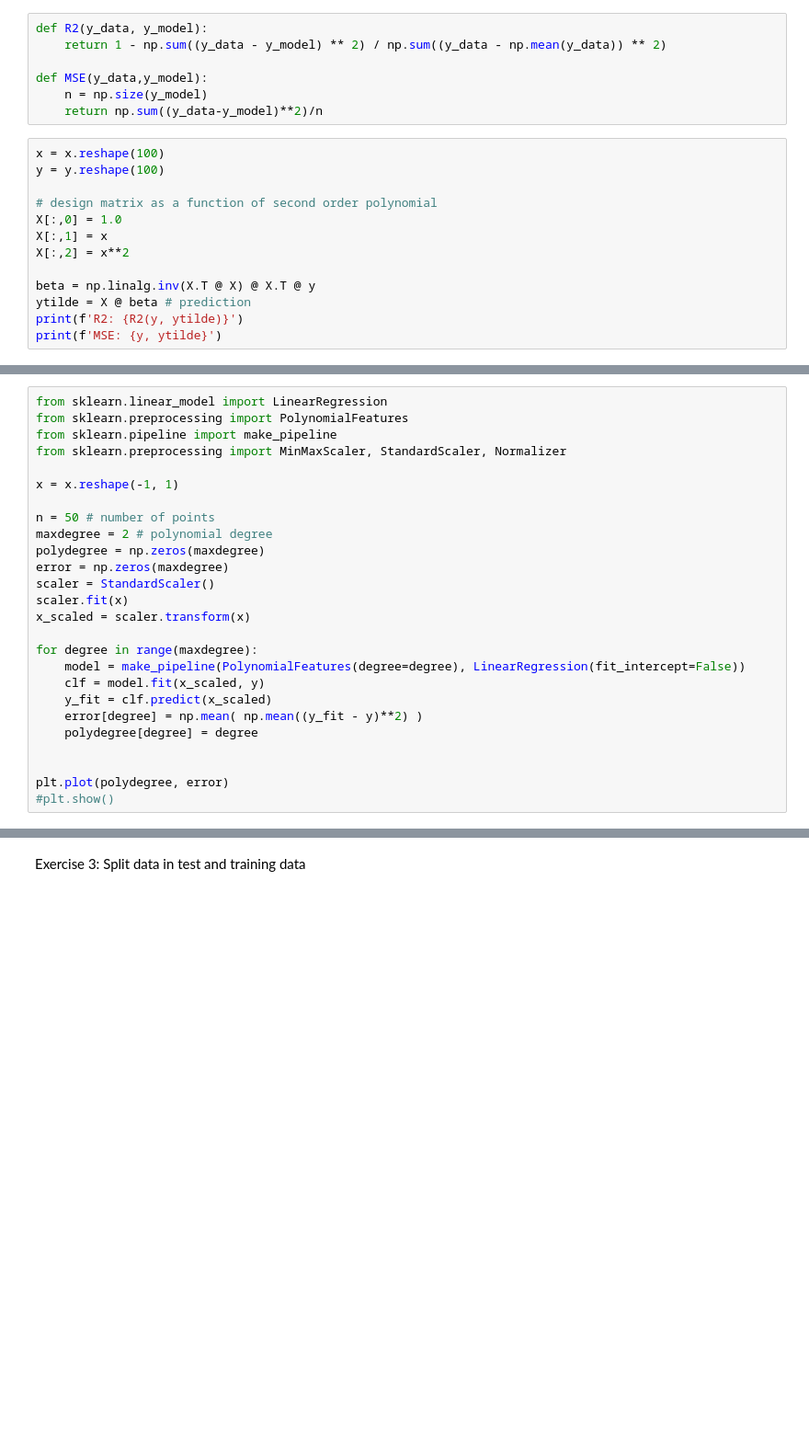
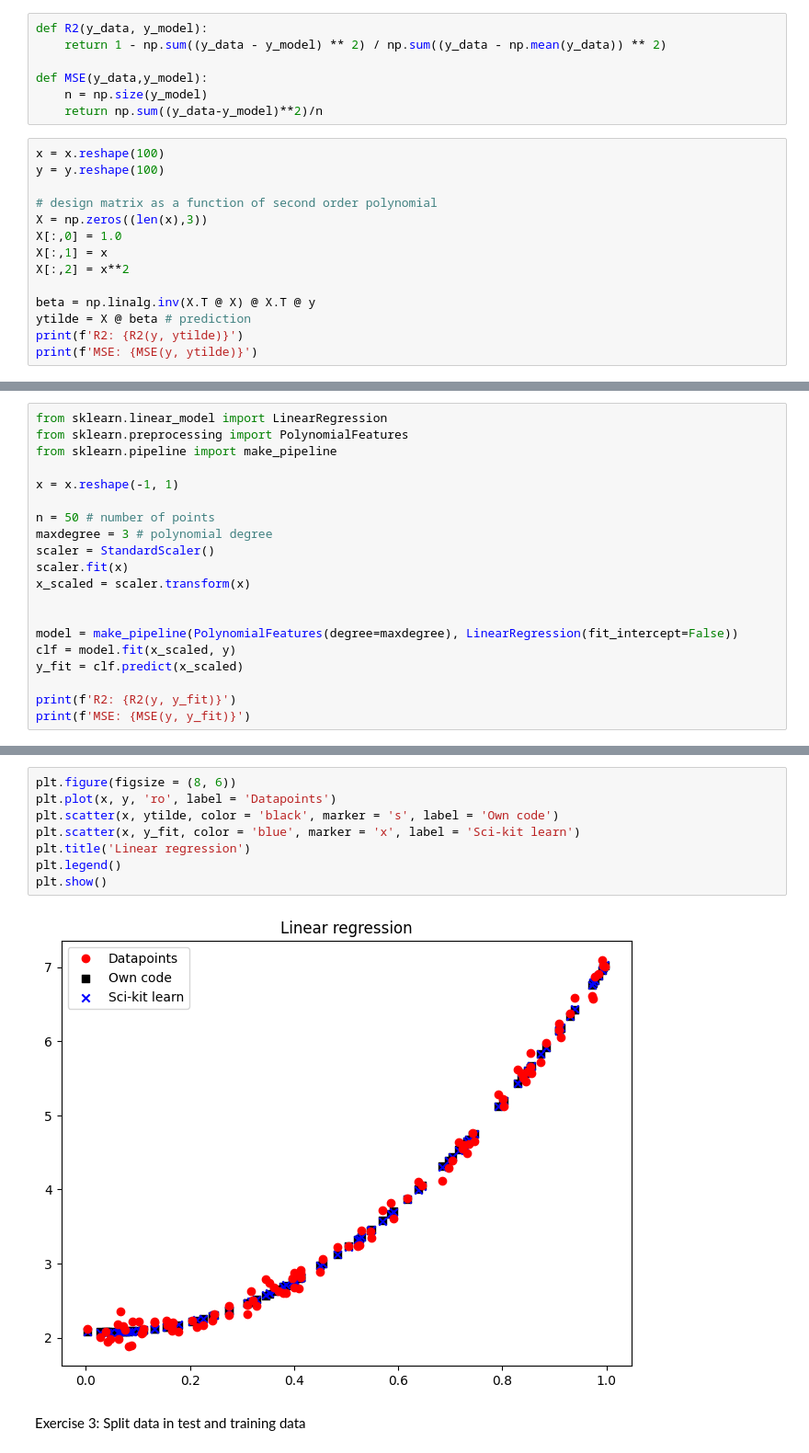
Before and after one commit to mochiim/FYS-STK4155, a Jupyter notebook: Weekly exercises/week35 (1).ipynb, the cells around one changed output, grey strips where cells are left out. Shown at 92% size. Cells and saved outputs as stored; diff of their text form; blank space fills up the shorter version.

```diff
--- a/Weekly exercises/week35 (1).ipynb
+++ b/Weekly exercises/week35 (1).ipynb
@@ -25,6 +26,7 @@ x = x.reshape(100)
 y = y.reshape(100)
 
 # design matrix as a function of second order polynomial
+X = np.zeros((len(x),3))
 X[:,0] = 1.0
 X[:,1] = x
 X[:,2] = x**2
@@ -32,5 +34,5 @@ X[:,2] = x**2
 beta = np.linalg.inv(X.T @ X) @ X.T @ y
 ytilde = X @ beta # prediction
 print(f'R2: {R2(y, ytilde)}')
-print(f'MSE: {y, ytilde}')
+print(f'MSE: {MSE(y, ytilde)}')
 # %% [output]
@@ -57,26 +44,20 @@ MSE: (array([3.20664971, 3.31809432, 6.02747835, 2.12404388, 3.57842979,
 from sklearn.linear_model import LinearRegression
 from sklearn.preprocessing import PolynomialFeatures
 from sklearn.pipeline import make_pipeline
-from sklearn.preprocessing import MinMaxScaler, StandardScaler, Normalizer
 
 x = x.reshape(-1, 1)
 
 n = 50 # number of points
-maxdegree = 2 # polynomial degree
-polydegree = np.zeros(maxdegree)
-error = np.zeros(maxdegree)
+maxdegree = 3 # polynomial degree
 scaler = StandardScaler()
 scaler.fit(x)
 x_scaled = scaler.transform(x)
 
-for degree in range(maxdegree):
-    model = make_pipeline(PolynomialFeatures(degree=degree), LinearRegression(fit_intercept=False))
-    clf = model.fit(x_scaled, y)
-    y_fit = clf.predict(x_scaled)
-    error[degree] = np.mean( np.mean((y_fit - y)**2) )
-    polydegree[degree] = degree
 
+model = make_pipeline(PolynomialFeatures(degree=maxdegree), LinearRegression(fit_intercept=False))
+clf = model.fit(x_scaled, y)
+y_fit = clf.predict(x_scaled)
 
-plt.plot(polydegree, error)
-#plt.show()
+print(f'R2: {R2(y, y_fit)}')
+print(f'MSE: {MSE(y, y_fit)}')
 # %% [output]
@@ -84,3 +66,13 @@ plt.plot(polydegree, error)
+# %%
+plt.figure(figsize = (8, 6))
+plt.plot(x, y, 'ro', label = 'Datapoints')
+plt.scatter(x, ytilde, color = 'black', marker = 's', label = 'Own code')
+plt.scatter(x, y_fit, color = 'blue', marker = 'x', label = 'Sci-kit learn')
+plt.title('Linear regression')
+plt.legend()
+plt.show()
+# %% [output]
+[figure, added]
 # %% [markdown]
 Exercise 3: Split data in test and training data
 # %%
```
Also changed, not shown: parts of 15 cells of this notebook.
